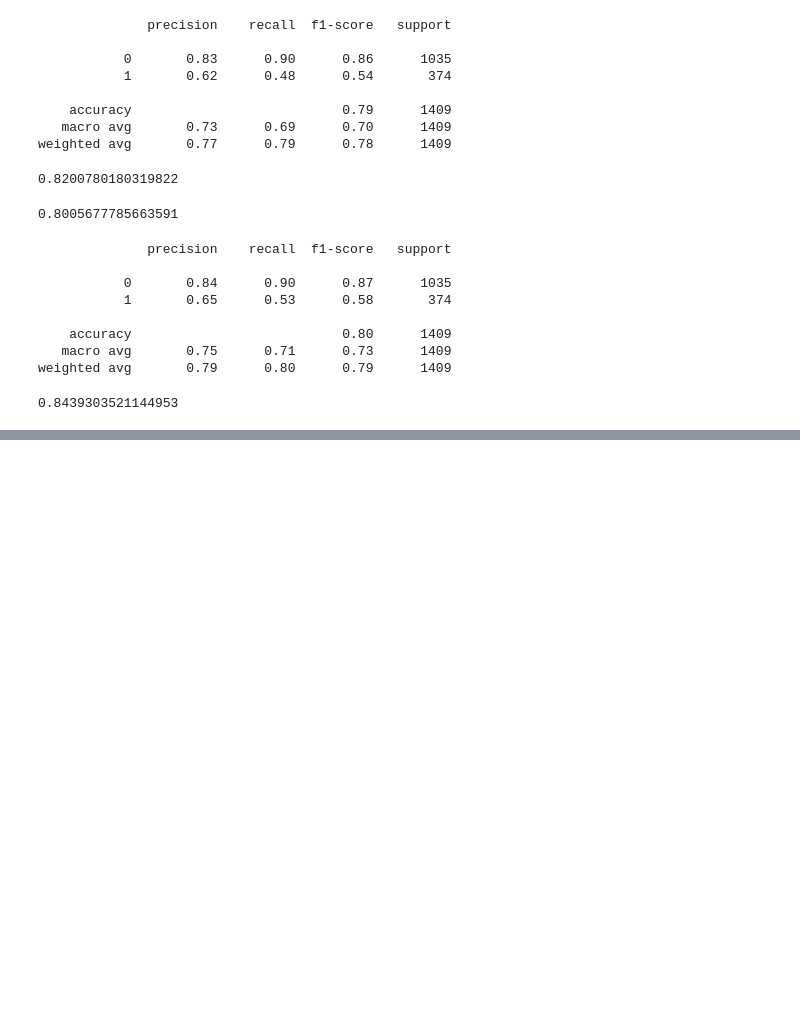
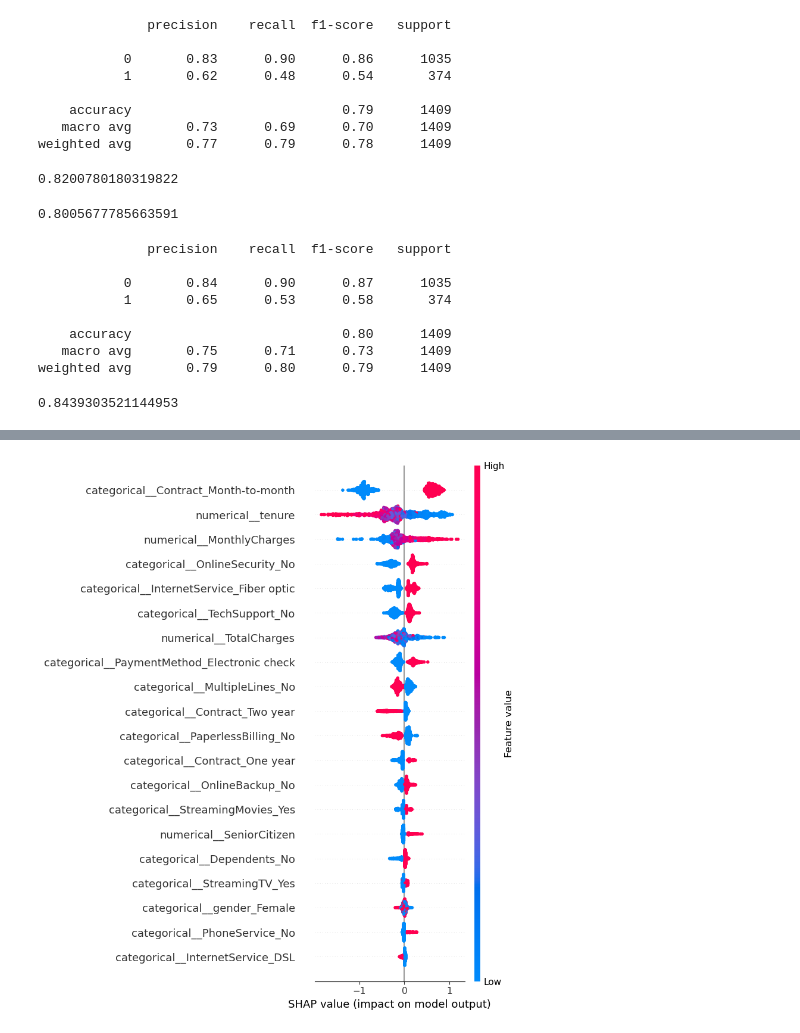
Before and after one commit to aahannigamofficial/IBM_Churn_Dataset, a Jupyter notebook: notebooks/02_preprocessing.ipynb, the cells around one changed output, grey strips where cells are left out. Cells and saved outputs as stored; diff of their text form; code cells hidden in the pictures; blank space fills up the shorter version.

Commit message:
Shap and threshold upgrade

```diff
--- a/notebooks/02_preprocessing.ipynb
+++ b/notebooks/02_preprocessing.ipynb
@@ -243,0 +275,5 @@ roc_auc_score(y_test, xgb_prob)
+# %%
+X_test_processed = preprocessor.transform(X_test)
+explainer = shap.TreeExplainer(xgb)
+# %%
+shap_values = explainer.shap_values(X_test_processed)
@@ -243,0 +286,4 @@ roc_auc_score(y_test, xgb_prob)
+# %%
+feature_names = preprocessor.get_feature_names_out()
+print(len(feature_names))
+print(feature_names)
@@ -243,0 +308,8 @@ roc_auc_score(y_test, xgb_prob)
+# %%
+shap.summary_plot(
+    shap_values,
+    X_test_processed,
+    feature_names=feature_names
+)
+# %% [output]
+[figure, added]
```
Also changed, not shown: parts of 8 cells of this notebook.
